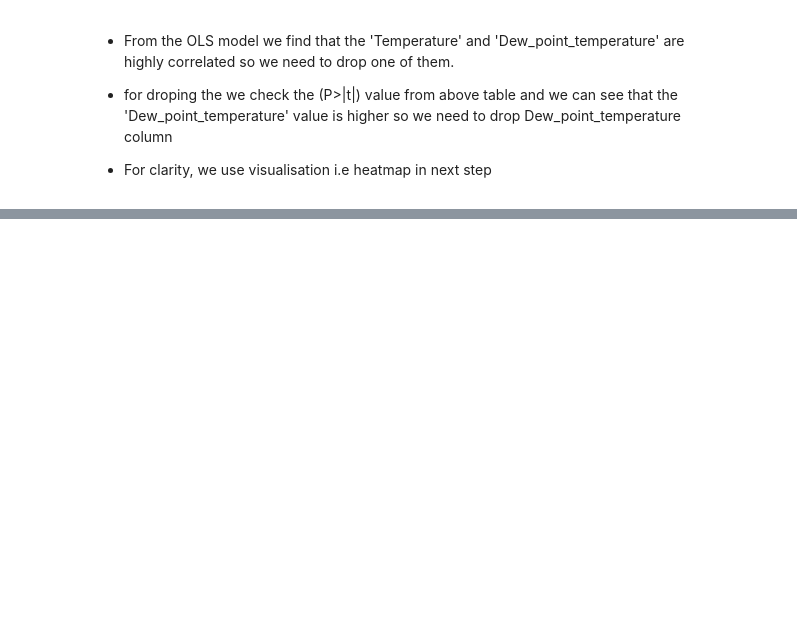
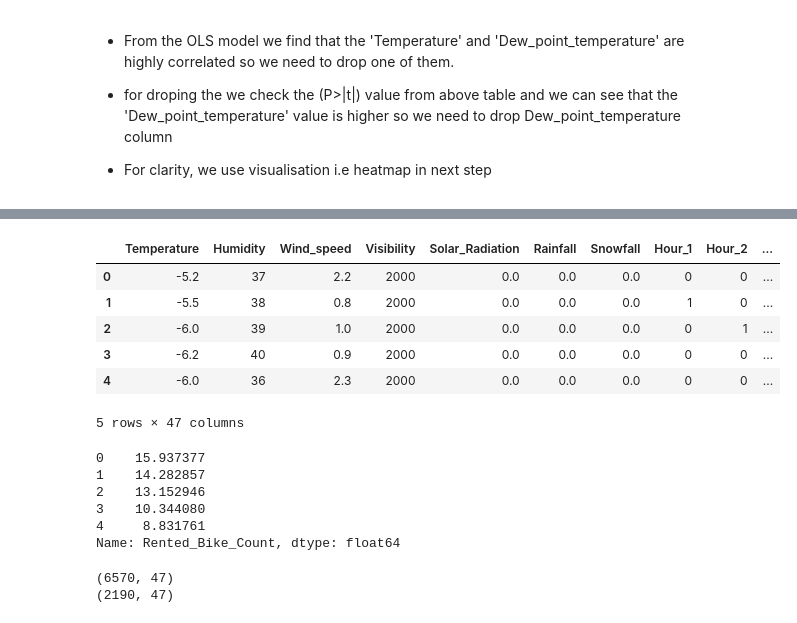
Before and after one commit to AkashK18/-Bike-Sharing-Demand-Prediction---Capstone-Project, a Jupyter notebook: Bike_Sharing_Demand_Prediction_.ipynb, the cells around one changed output, grey strips where cells are left out. Cells and saved outputs as stored; diff of their text form; code cells hidden in the pictures; blank space fills up the shorter version.

```diff
--- a/Bike_Sharing_Demand_Prediction_.ipynb
+++ b/Bike_Sharing_Demand_Prediction_.ipynb
@@ -830,0 +868,3 @@ X.corr()
+# %%
+#drop the Dew point temperature column
+bike_df = bike_df.drop(['Dew_point_temperature'], axis=1)
@@ -830,0 +895,5 @@ X.corr()
+# %%
+#Assign all categoricals features to a variable
+categorical_features = list(bike_df.select_dtypes(['object', 'category']).columns)
+categorical_features = pd.Index(categorical_features)
+categorical_features
@@ -830,0 +908,12 @@ X.corr()
+# %%
+#creat a copy
+bike_df_copy = bike_df
+
+def one_hot_encoding(data, column):
+  data = pd.concat([data, pd.get_dummies(data[column], prefix = column, drop_first = True)], axis = 1)
+  data = data.drop([column], axis = 1)
+  return data
+
+for col in categorical_features:
+  bike_df_copy = one_hot_encoding(bike_df_copy, col)
+bike_df_copy.head()
@@ -830,0 +938,28 @@ X.corr()
+# %%
+X.head()
+# %% [output]
+|  | Temperature | Humidity | Wind_speed | Visibility | Solar_Radiation | Rainfall | Snowfall | Hour_1 | Hour_2 | ... |
+| 0 | -5.2 | 37 | 2.2 | 2000 | 0.0 | 0.0 | 0.0 | 0 | 0 | ... |
+| 1 | -5.5 | 38 | 0.8 | 2000 | 0.0 | 0.0 | 0.0 | 1 | 0 | ... |
+| 2 | -6.0 | 39 | 1.0 | 2000 | 0.0 | 0.0 | 0.0 | 0 | 1 | ... |
+| 3 | -6.2 | 40 | 0.9 | 2000 | 0.0 | 0.0 | 0.0 | 0 | 0 | ... |
+| 4 | -6.0 | 36 | 2.3 | 2000 | 0.0 | 0.0 | 0.0 | 0 | 0 | ... |
+5 rows × 47 columns
+# %%
+y.head()
+# %% [output]
+0    15.937377
+1    14.282857
+2    13.152946
+3    10.344080
+4     8.831761
+Name: Rented_Bike_Count, dtype: float64
+# %%
+#Creat test and train data
+from sklearn.model_selection import train_test_split
+X_train, X_test, y_train, y_test = train_test_split(X, y, test_size=0.25, random_state=0)
+print(X_train.shape)
+print(X_test.shape)
+# %% [output]
+(6570, 47)
+(2190, 47)
```
Also changed, not shown: parts of 36 cells of this notebook.
